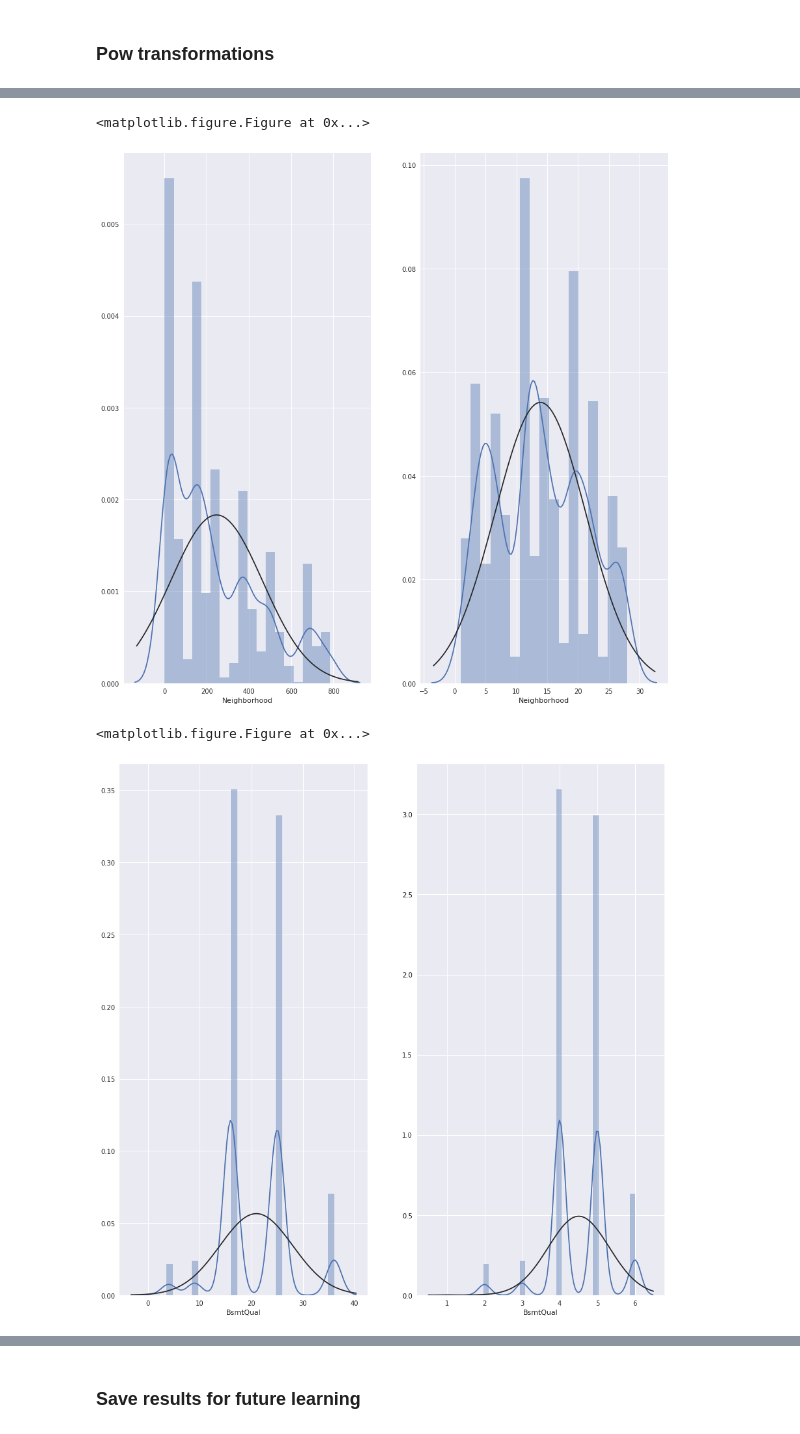
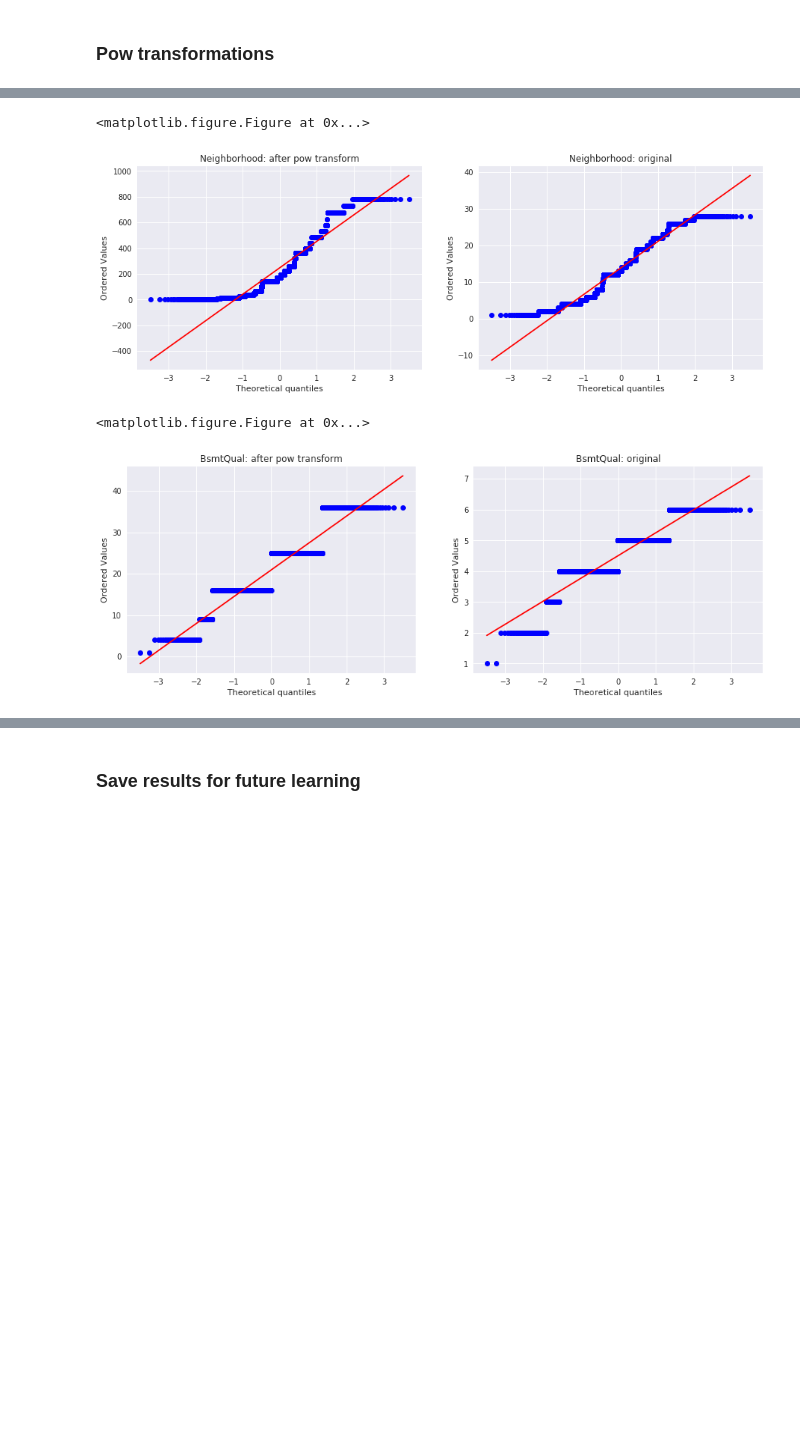
Before and after one commit to spiashko-house-prices/house-prices-notebook, a Jupyter notebook: notebook/data_analise.ipynb, the cells around one changed output, grey strips where cells are left out. Saved outputs shown, nothing was run; the diff lists cells and outputs as text; code cells hidden in the pictures; blank space fills up the shorter version.

```diff
--- a/notebook/data_analise.ipynb
+++ b/notebook/data_analise.ipynb
@@ -298,5 +324,5 @@ highly_corr_cm
 # %%
-columns_to_remove = ["Exterior2nd", "GarageCond"]
+columns_to_remove = ["Exterior2nd"]
 # %%
 categorical_df.drop(columns=columns_to_remove, inplace=True)
 # %%
@@ -358,9 +384,14 @@ for feature in logarifm_frame.columns:
     logarifm_frame[feature] = logarifm_frame[feature].apply(lambda row: 0 if row in (0,1) else np.log(row))
 # %%
 #histogram
-sns.set(rc={'figure.figsize':(15,15)})
-fig, ax =plt.subplots(1,2)
+sns.set(rc={'figure.figsize':(15,5)})
+fig, ax = plt.subplots(1,2)
 sns.distplot(logarifm_frame['SalePrice'], fit=norm, ax=ax[0])
 sns.distplot(full_frame['SalePrice'], fit=norm, ax=ax[1])
 fig.show()
+
+fig, ax = plt.subplots(1,2)
+stats.probplot(logarifm_frame['SalePrice'], plot=ax[0])
+stats.probplot(full_frame['SalePrice'], plot=ax[1])
+fig.show()
 # %% [output]
@@ -368,9 +400,11 @@ fig.show()
 # %%
 for feature in features:
     plt.figure()
-    fig, ax =plt.subplots(1,2)
-    sns.set(rc={'figure.figsize':(15,15)})
-    sns.distplot(logarifm_frame[feature], fit=norm, ax=ax[0]);
-    sns.distplot(full_frame[feature], fit=norm, ax=ax[1]);
+    fig, ax = plt.subplots(1,2)
+    stats.probplot(logarifm_frame[feature], plot=ax[0])
+    stats.probplot(full_frame[feature], plot=ax[1])
+    ax[0].set_title(feature + ": after logarithm transform")
+    ax[1].set_title(feature + ": original")
+    plt.show()
 # %% [output]
 <matplotlib.figure.Figure at 0x...>
@@ -394,7 +428,7 @@ for feature in logarifm_frame.columns:
     pow_frame[feature] = pow_frame[feature].apply(lambda row: row**2)
 # %%
 #histogram
-sns.set(rc={'figure.figsize':(15,15)})
+sns.set(rc={'figure.figsize':(15,5)})
 fig, ax =plt.subplots(1,2)
 sns.distplot(pow_frame['SalePrice'], fit=norm, ax=ax[0])
 sns.distplot(full_frame['SalePrice'], fit=norm, ax=ax[1])
@@ -404,13 +438,15 @@ fig.show()
 # %%
 for feature in features:
     plt.figure()
-    fig, ax =plt.subplots(1,2)
-    sns.set(rc={'figure.figsize':(15,15)})
-    sns.distplot(pow_frame[feature], fit=norm, ax=ax[0]);
-    sns.distplot(full_frame[feature], fit=norm, ax=ax[1]);
+    fig, ax = plt.subplots(1,2)
+    stats.probplot(pow_frame[feature], plot=ax[0])
+    stats.probplot(full_frame[feature], plot=ax[1])
+    ax[0].set_title(feature + ": after pow transform")
+    ax[1].set_title(feature + ": original")
+    plt.show()
 # %% [output]
 <matplotlib.figure.Figure at 0x...>
-[figure, old version]
+[figure, new version]
 <matplotlib.figure.Figure at 0x...>
-[figure, old version]
+[figure, new version]
 <matplotlib.figure.Figure at 0x...>
```
Also changed, not shown: parts of 18 cells of this notebook, 2 other files.
